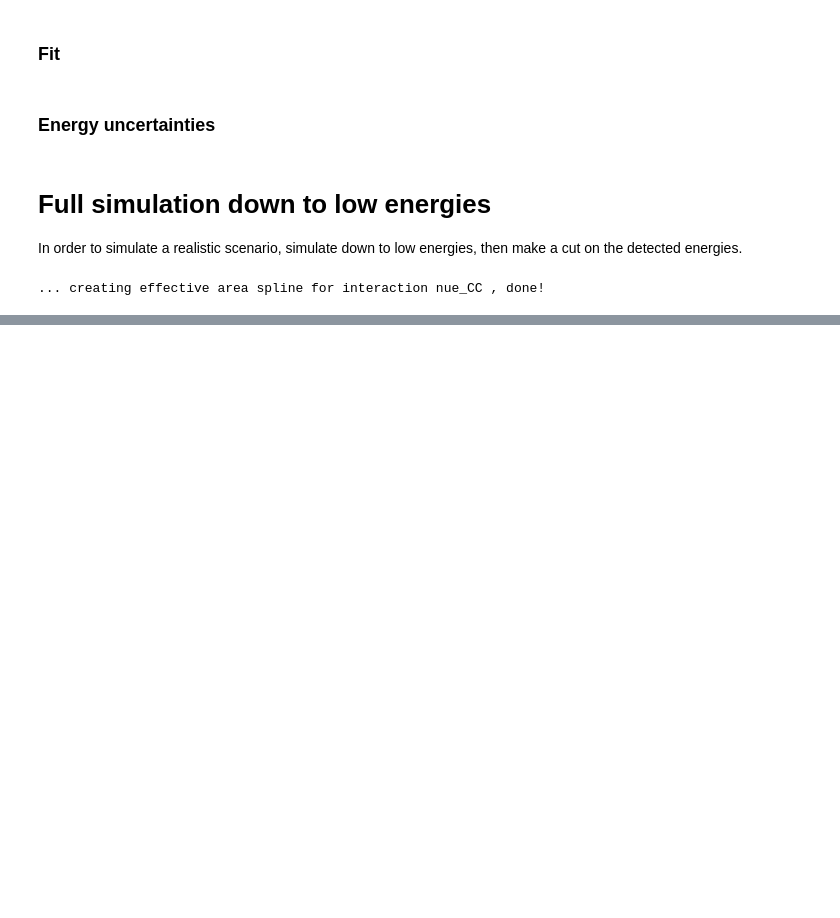
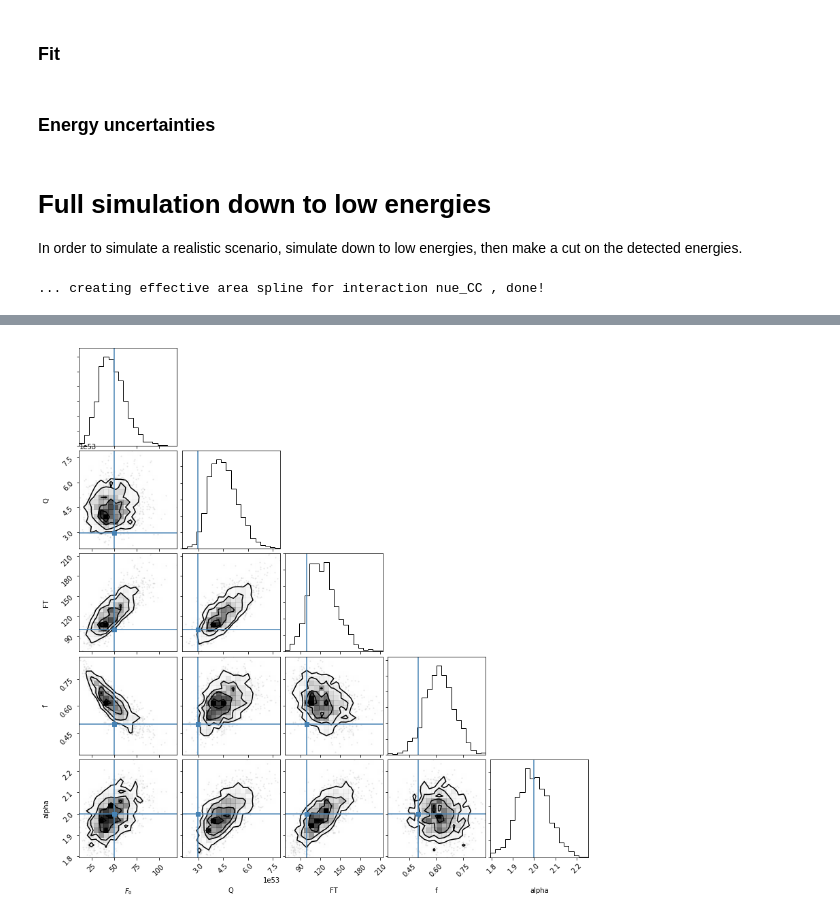
Before and after one commit to specktakel/hierarchical_nu, a Jupyter notebook: dev/statistical_model/4_energy_threshold/Eth_effects.ipynb, the cells around one changed output, grey strips where cells are left out. Cells and saved outputs as stored; diff of their text form; code cells hidden in the pictures; blank space fills up the shorter version.

```diff
--- a/dev/statistical_model/4_energy_threshold/Eth_effects.ipynb
+++ b/dev/statistical_model/4_energy_threshold/Eth_effects.ipynb
@@ -353,0 +401,13 @@ ax.legend();
+# %%
+import corner
+# View corner plot
+chain = fit.extract(permuted = True)
+key_list = ['F0', 'Q', 'FT', 'f', 'alpha']
+labels = [r'$F_0$', r'Q', r'FT', r'f', 'alpha']
+truths = [sim_input['F0'] * E_scale , sim_input['Q'] * E_scale, total_flux * E_scale, f, sim_input['alpha']]
+
+corner.corner(np.nan_to_num(np.column_stack([chain[key] for key in key_list])),
+              labels = labels,
+              truths = truths);
+# %% [output]
+[figure, added]
```
Also changed, not shown: parts of 13 cells of this notebook, 1 other file.
